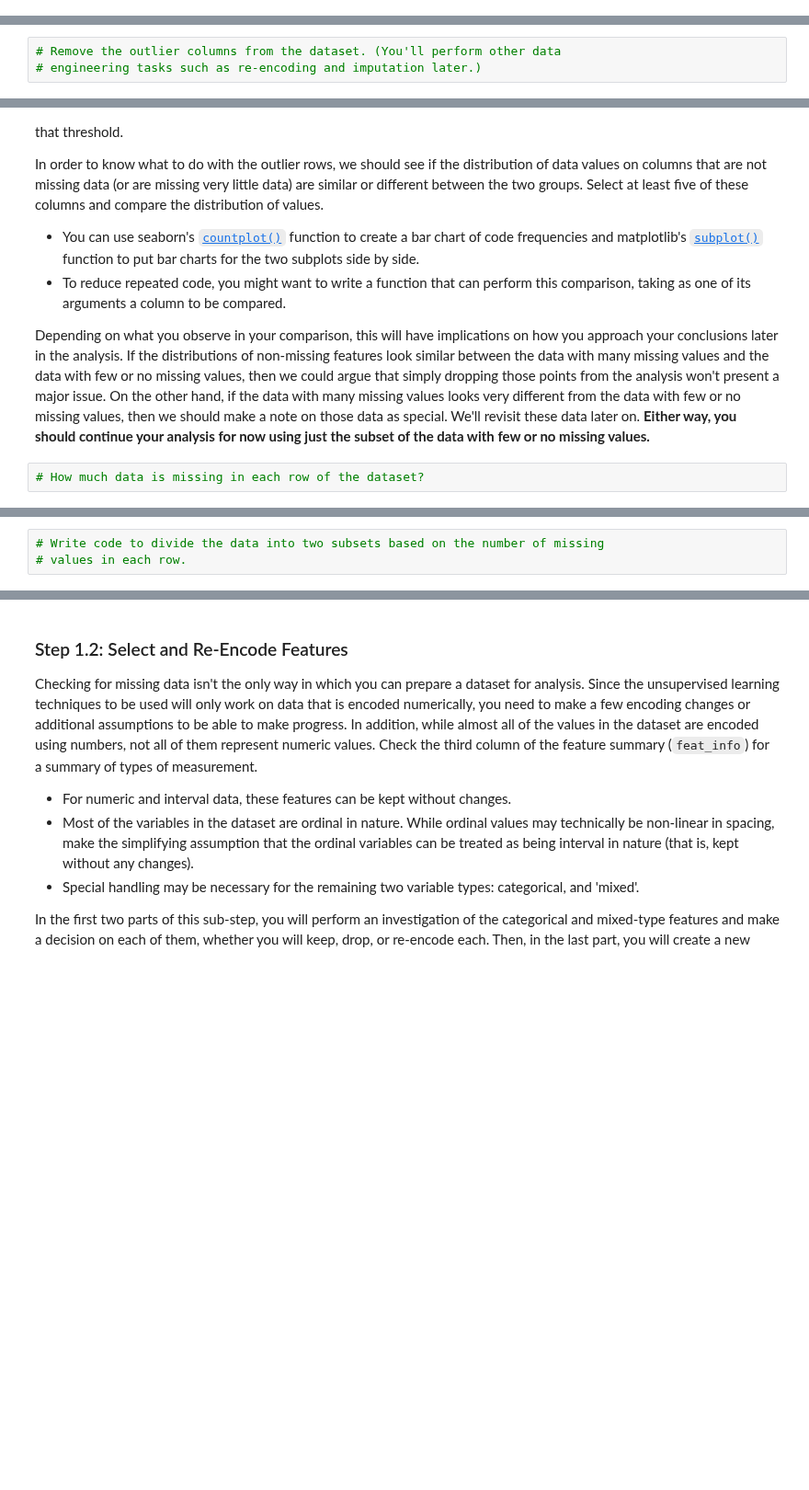
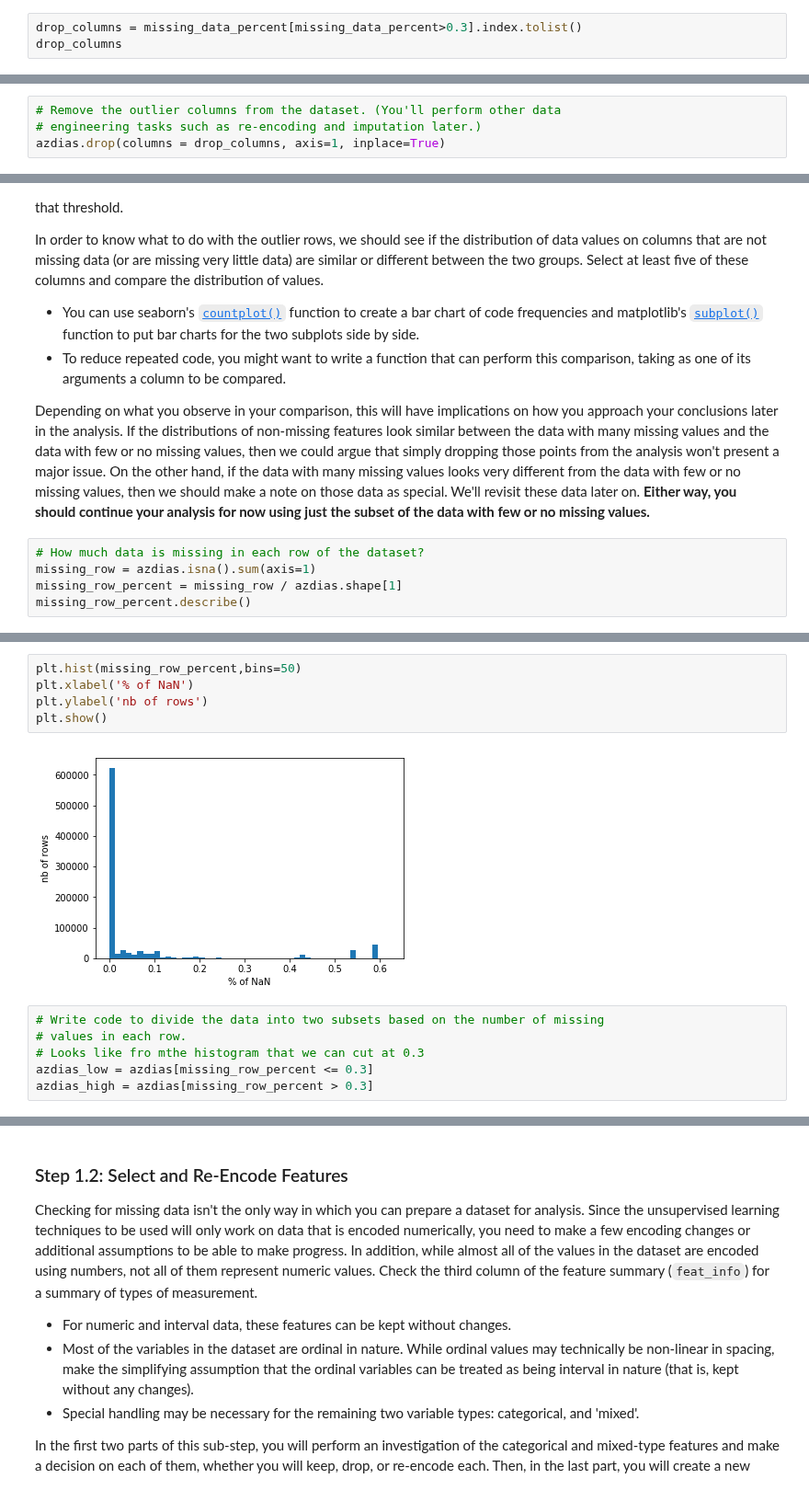
Before and after one commit to jc-udacity/datascientist, a Jupyter notebook: 04_unsupervised_learning/unsupervised_customer_segment_project/Identify_Customer_Segments.ipynb, the cells around one changed output, grey strips where cells are left out. Shown at 92% size. Cells and saved outputs as stored; diff of their text form; blank space fills up the shorter version.

```diff
--- a/04_unsupervised_learning/unsupervised_customer_segment_project/Identify_Customer_Segments.ipynb
+++ b/04_unsupervised_learning/unsupervised_customer_segment_project/Identify_Customer_Segments.ipynb
@@ -226,0 +261,3 @@ For the remaining features, are there any patterns in which columns have, or sha
+# %%
+drop_columns = missing_data_percent[missing_data_percent>0.3].index.tolist()
+drop_columns
@@ -227,3 +271,4 @@ For the remaining features, are there any patterns in which columns have, or sha
 # %%
 # Remove the outlier columns from the dataset. (You'll perform other data
 # engineering tasks such as re-encoding and imputation later.)
+azdias.drop(columns = drop_columns, axis=1, inplace=True)
@@ -243,3 +297,6 @@ In order to know what to do with the outlier rows, we should see if the distribu
 Depending on what you observe in your comparison, this will have implications on how you approach your conclusions later in the analysis. If the distributions of non-missing features look similar between the data with many missing values and the data with few or no missing values, then we could argue that simply dropping those points from the analysis won't present a major issue. On the other hand, if the data with many missing values looks very different from the data with few or no missing values, then we should make a note on those data as special. We'll revisit these data later on. **Either way, you should continue your analysis for now using just the subset of the data with few or no missing values.**
 # %%
 # How much data is missing in each row of the dataset?
+missing_row = azdias.isna().sum(axis=1)
+missing_row_percent = missing_row / azdias.shape[1]
+missing_row_percent.describe()
@@ -246,6 +313,16 @@ Depending on what you observe in your comparison, this will have implications on
+# %%
+plt.hist(missing_row_percent,bins=50)
+plt.xlabel('% of NaN')
+plt.ylabel('nb of rows')
+plt.show()
+# %% [output]
+[figure, added]
 # %%
 # Write code to divide the data into two subsets based on the number of missing
 # values in each row.
+# Looks like fro mthe histogram that we can cut at 0.3
+azdias_low = azdias[missing_row_percent <= 0.3]
+azdias_high = azdias[missing_row_percent > 0.3]
 # %%
 # Compare the distribution of values for at least five columns where there are
 # no or few missing values, between the two subsets.
```
Also changed, not shown: parts of 15 cells of this notebook.
